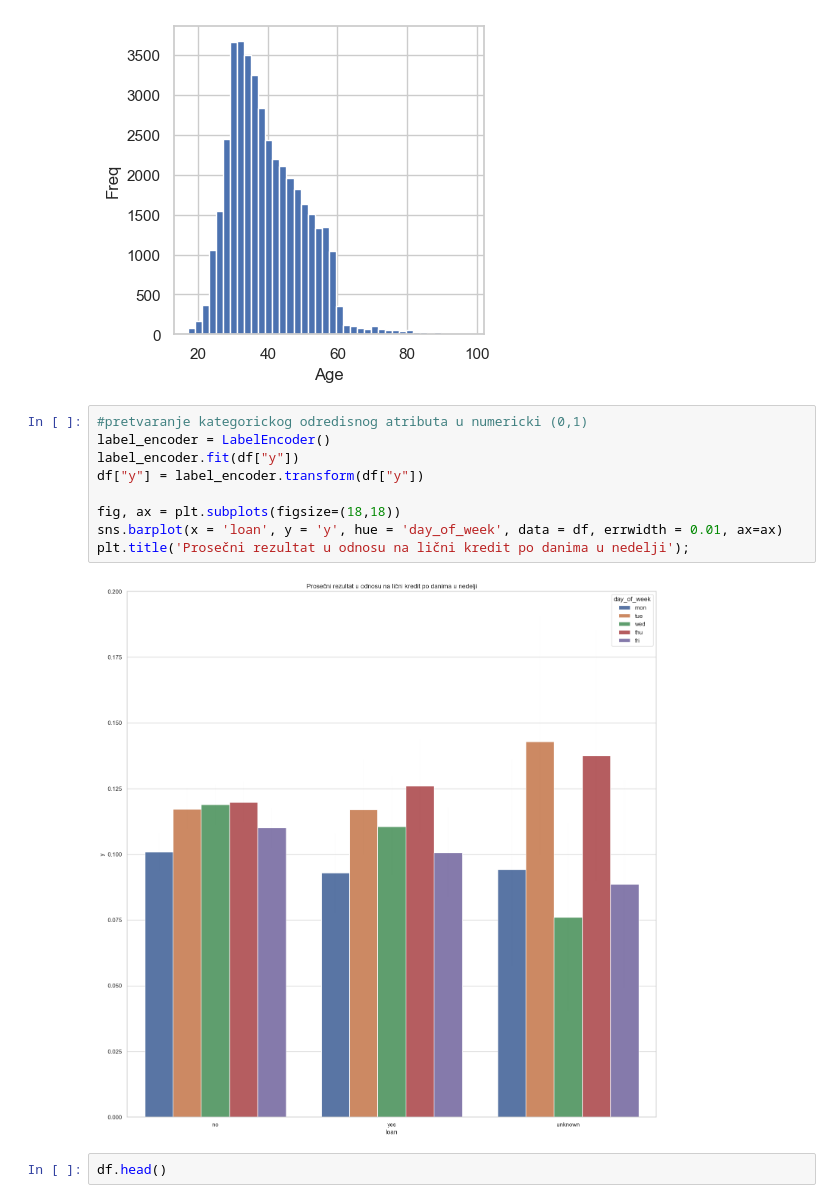
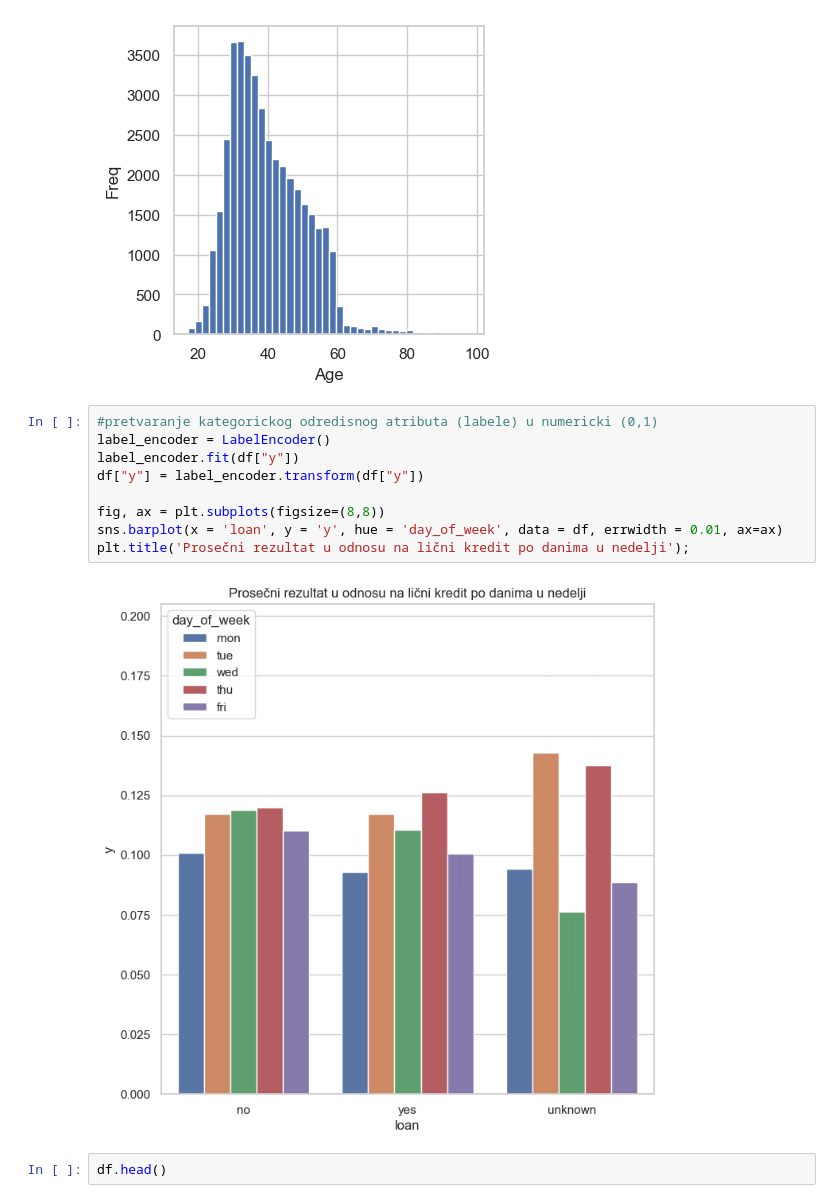
Before and after one commit to StevanGrujic/ML_Projekat1, a Jupyter notebook: projekat1.ipynb, the cells around one changed output. Saved outputs shown, nothing was run; the diff lists cells and outputs as text.

```diff
--- a/projekat1.ipynb
+++ b/projekat1.ipynb
@@ -460,16 +461,16 @@ df["age"].hist(bins=40, ax=ax);
 # %% [output]
 [figure]
 # %%
-#pretvaranje kategorickog odredisnog atributa u numericki (0,1)
+#pretvaranje kategorickog odredisnog atributa (labele) u numericki (0,1)
 label_encoder = LabelEncoder()
 label_encoder.fit(df["y"])
 df["y"] = label_encoder.transform(df["y"])
 
-fig, ax = plt.subplots(figsize=(18,18))
+fig, ax = plt.subplots(figsize=(8,8))
 sns.barplot(x = 'loan', y = 'y', hue = 'day_of_week', data = df, errwidth = 0.01, ax=ax)
 plt.title('Prosečni rezultat u odnosu na lični kredit po danima u nedelji');
 # %% [output]
-[figure, old version]
+[figure, new version]
 # %%
 df.head()
 # %% [output]
```
Also changed, not shown: parts of 128 cells of this notebook.
